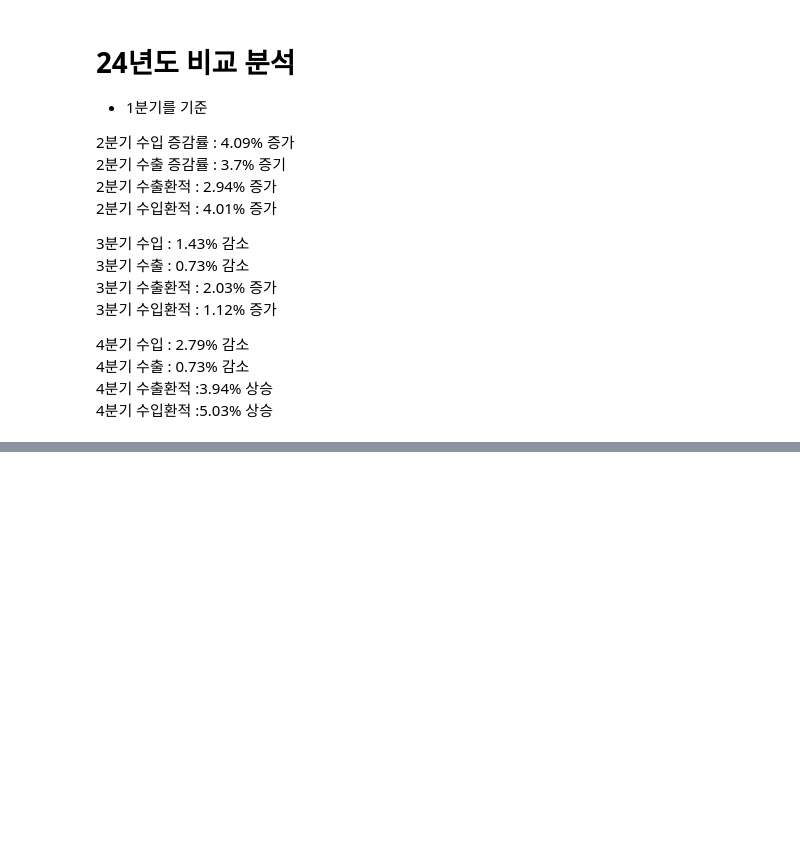
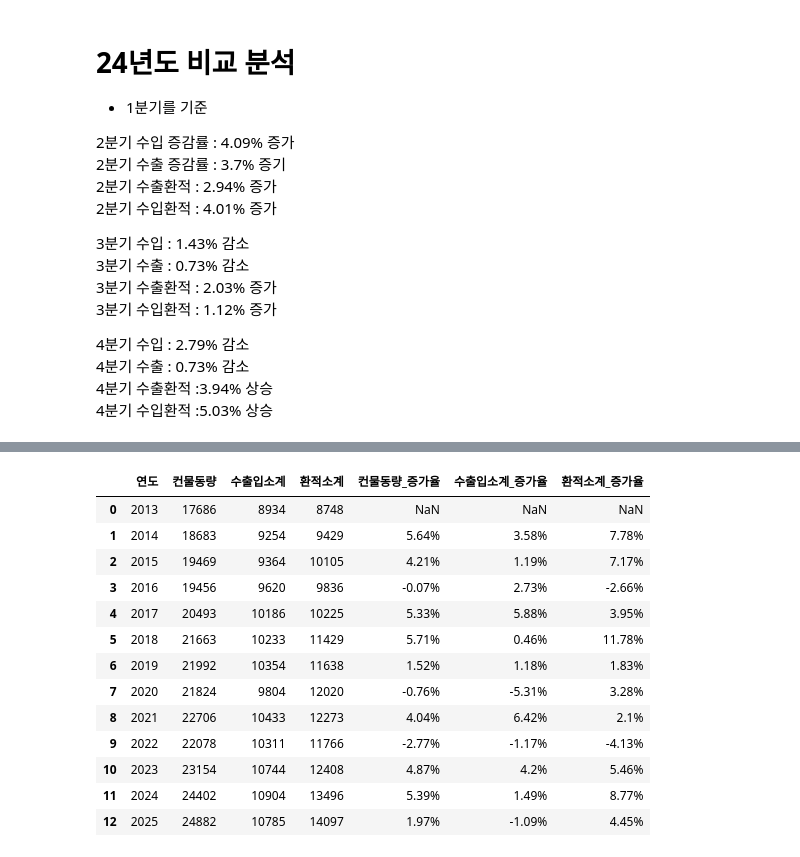
Before and after one commit to minskyong/study, a Jupyter notebook: project/bs.ipynb, the cells around one changed output, grey strips where cells are left out. Saved outputs shown, nothing was run; the diff lists cells and outputs as text; code cells hidden in the pictures; blank space fills up the shorter version.

```diff
--- a/project/bs.ipynb
+++ b/project/bs.ipynb
@@ -658,0 +812,38 @@ newdf_2024
+# %%
+
+df4['컨물동량_증가율'] = (
+    df4[' 컨물동량'].pct_change() * 100
+).round(2).astype(str)  +'%'
+
+df4['수출입소계_증가율'] = (
+    df4['수출입소계'].pct_change() * 100
+).round(2).astype(str)  +'%'
+
+df4['환적소계_증가율'] = (
+    df4['환적소계'].pct_change() * 100
+).round(2).astype(str)  +'%'
+
+df4[
+    ['연도',
+     ' 컨물동량',
+     '수출입소계',
+     '환적소계',
+     '컨물동량_증가율',
+     '수출입소계_증가율',
+     '환적소계_증가율']
+]
+# %% [output]
+|  | 연도 | 컨물동량 | 수출입소계 | 환적소계 | 컨물동량_증가율 | 수출입소계_증가율 | 환적소계_증가율 |
+| 0 | 2013 | 17686 | 8934 | 8748 | NaN | NaN | NaN |
+| 1 | 2014 | 18683 | 9254 | 9429 | 5.64% | 3.58% | 7.78% |
+| 2 | 2015 | 19469 | 9364 | 10105 | 4.21% | 1.19% | 7.17% |
+| 3 | 2016 | 19456 | 9620 | 9836 | -0.07% | 2.73% | -2.66% |
+| 4 | 2017 | 20493 | 10186 | 10225 | 5.33% | 5.88% | 3.95% |
+| 5 | 2018 | 21663 | 10233 | 11429 | 5.71% | 0.46% | 11.78% |
+| 6 | 2019 | 21992 | 10354 | 11638 | 1.52% | 1.18% | 1.83% |
+| 7 | 2020 | 21824 | 9804 | 12020 | -0.76% | -5.31% | 3.28% |
+| 8 | 2021 | 22706 | 10433 | 12273 | 4.04% | 6.42% | 2.1% |
+| 9 | 2022 | 22078 | 10311 | 11766 | -2.77% | -1.17% | -4.13% |
+| 10 | 2023 | 23154 | 10744 | 12408 | 4.87% | 4.2% | 5.46% |
+| 11 | 2024 | 24402 | 10904 | 13496 | 5.39% | 1.49% | 8.77% |
+| 12 | 2025 | 24882 | 10785 | 14097 | 1.97% | -1.09% | 4.45% |
```
Also changed, not shown: parts of 14 cells of this notebook, 1 other file.
